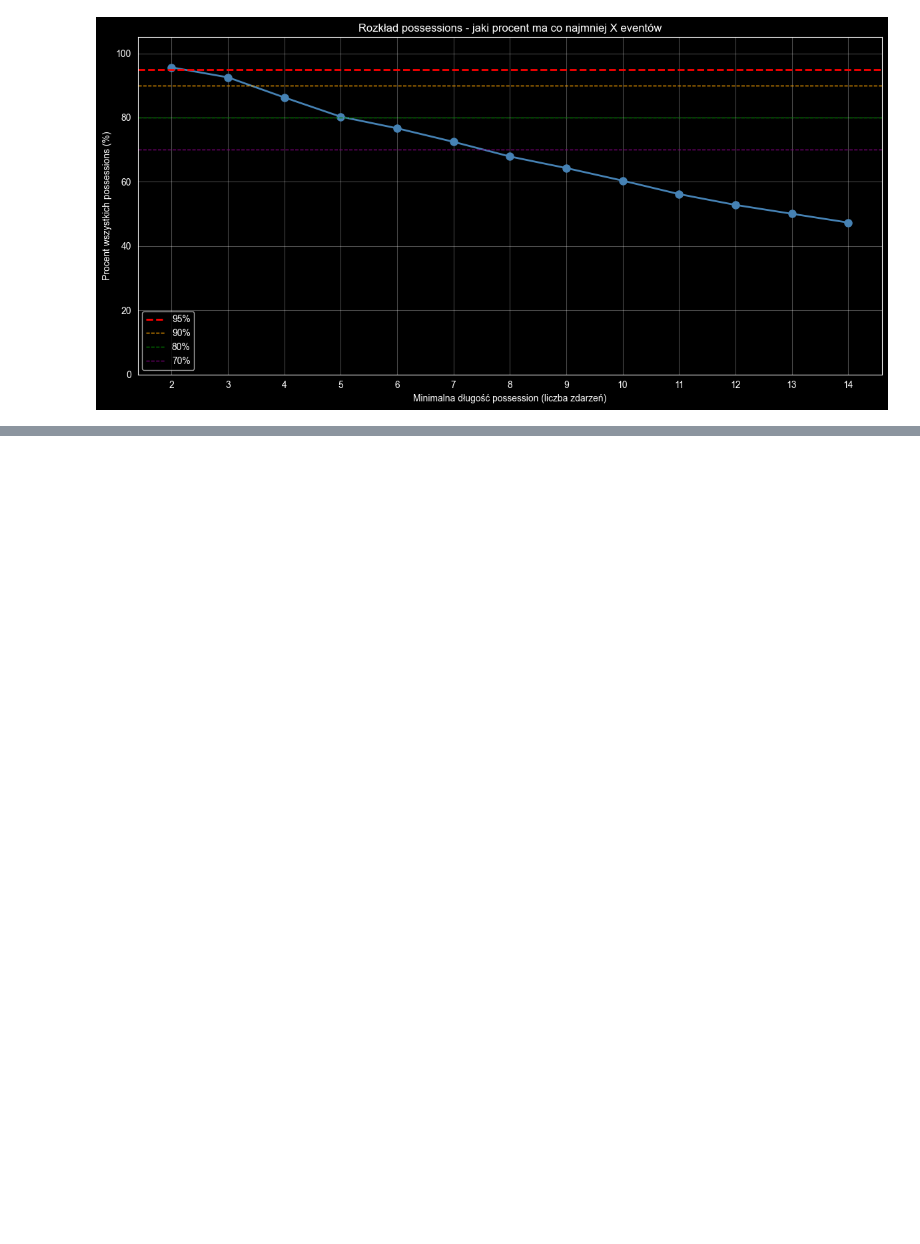
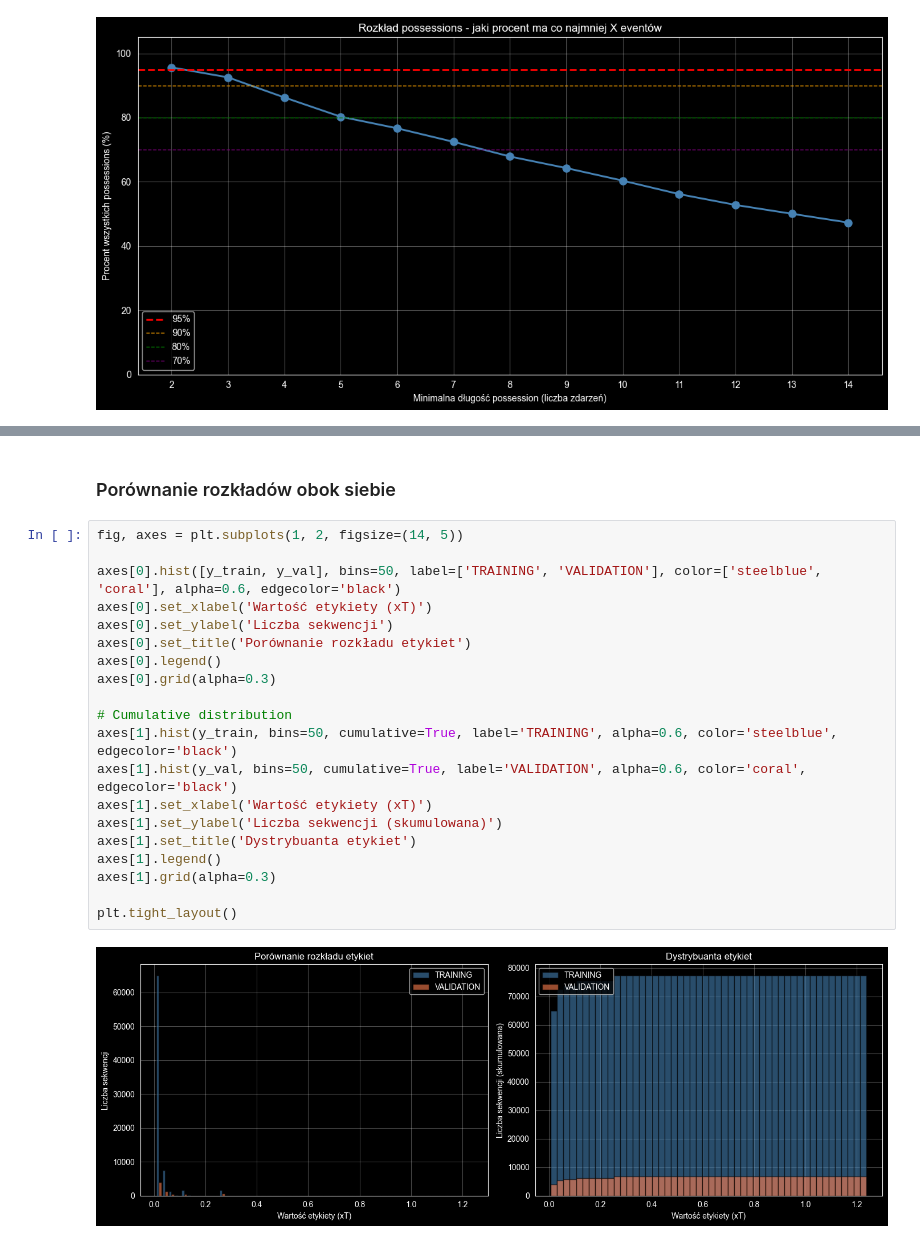
Before and after one commit to tmorcinek/statsbomb-scout, a Jupyter notebook: src/analysis/analysis.ipynb, the cells around one changed output, grey strips where cells are left out. Drawn from its saved outputs; the diff is of its cells as text; blank space fills up the shorter version.

```diff
--- a/src/analysis/analysis.ipynb
+++ b/src/analysis/analysis.ipynb
@@ -312,0 +480,24 @@ plt.tight_layout()
+# %% [markdown]
+### Porównanie rozkładów obok siebie
+# %%
+fig, axes = plt.subplots(1, 2, figsize=(14, 5))
+
+axes[0].hist([y_train, y_val], bins=50, label=['TRAINING', 'VALIDATION'], color=['steelblue', 'coral'], alpha=0.6, edgecolor='black')
+axes[0].set_xlabel('Wartość etykiety (xT)')
+axes[0].set_ylabel('Liczba sekwencji')
+axes[0].set_title('Porównanie rozkładu etykiet')
+axes[0].legend()
+axes[0].grid(alpha=0.3)
+
+# Cumulative distribution
+axes[1].hist(y_train, bins=50, cumulative=True, label='TRAINING', alpha=0.6, color='steelblue', edgecolor='black')
+axes[1].hist(y_val, bins=50, cumulative=True, label='VALIDATION', alpha=0.6, color='coral', edgecolor='black')
+axes[1].set_xlabel('Wartość etykiety (xT)')
+axes[1].set_ylabel('Liczba sekwencji (skumulowana)')
+axes[1].set_title('Dystrybuanta etykiet')
+axes[1].legend()
+axes[1].grid(alpha=0.3)
+
+plt.tight_layout()
+# %% [output]
+[figure, added]
```
Also changed, not shown: parts of 20 cells of this notebook, 1 other file.
